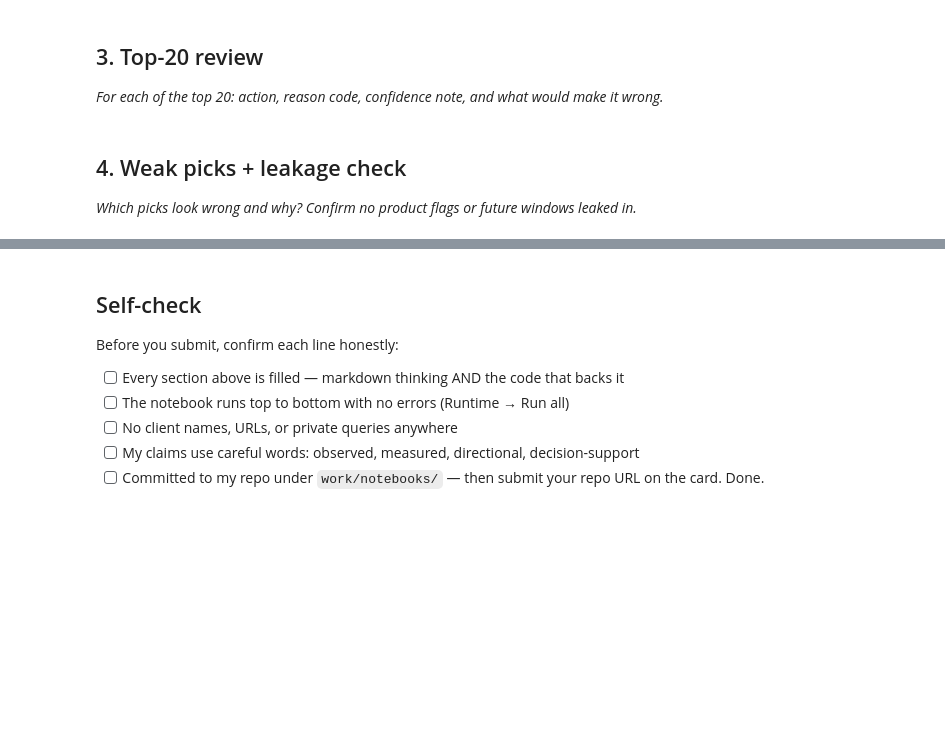
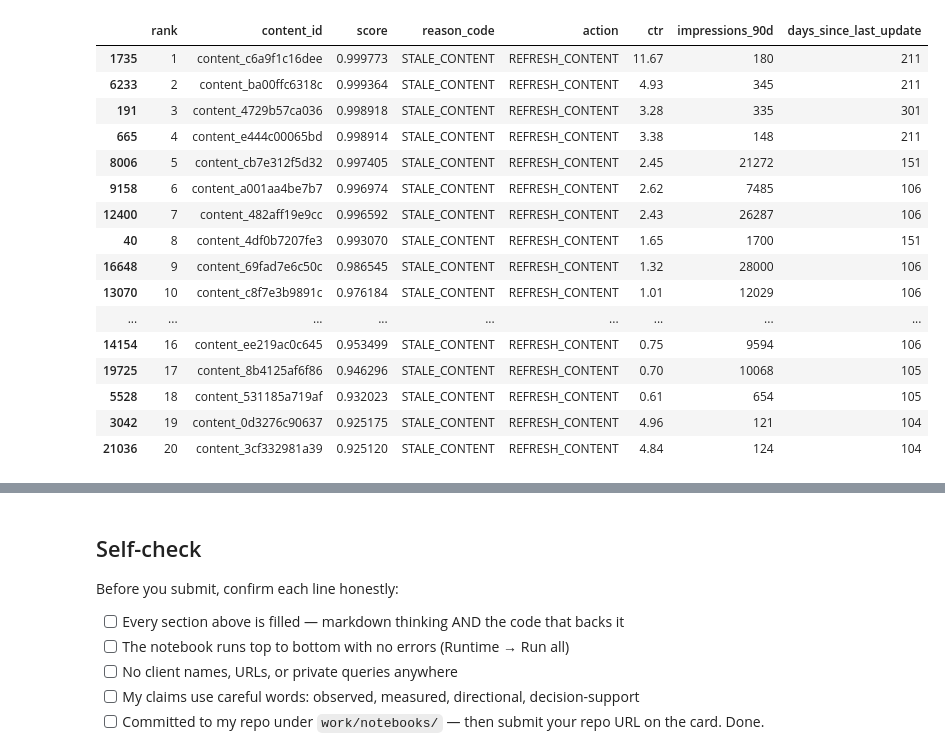
Before and after one commit to usmanumer038/ml-internship-work, a Jupyter notebook: work/notebooks/w04_baseline_score.ipynb, the cells around one changed output, grey strips where cells are left out. Saved outputs shown, nothing was run; the diff lists cells and outputs as text; code cells hidden in the pictures; blank space fills up the shorter version.

Commit message:
Complete ML-07 baseline action score and top-20 review

```diff
--- a/work/notebooks/w04_baseline_score.ipynb
+++ b/work/notebooks/w04_baseline_score.ipynb
@@ -15,0 +17,14 @@ This skeleton is yours to fill. Work the sections **in order** — each one has
+# %%
+import pandas as pd
+import numpy as np
+import os
+
+df = pd.read_csv("/content/content_refresh_anonymized.csv")
+
+print("Rows:", len(df), "Columns:", len(df.columns))
+
+print("\nCTR buckets:")
+print(pd.cut(df["ctr"], [-1, .02, .05, .10, 1]).value_counts().sort_index())
+
+print("\nStaleness buckets:")
+print(pd.cut(df["days_since_last_update"], [-1, 30, 90, 180, np.inf]).value_counts().sort_index())
@@ -23,4 +54,0 @@ This skeleton is yours to fill. Work the sections **in order** — each one has
-# %% [markdown]
-## 3. Top-20 review
-
-*For each of the top 20: action, reason code, confidence note, and what would make it wrong.*
@@ -30,4 +54,0 @@ This skeleton is yours to fill. Work the sections **in order** — each one has
-# %% [markdown]
-## 4. Weak picks + leakage check
-
-*Which picks look wrong and why? Confirm no product flags or future windows leaked in.*
@@ -36,0 +55,41 @@ This skeleton is yours to fill. Work the sections **in order** — each one has
+# %%
+d = df.dropna(subset=["ctr","impressions_90d","days_since_last_update"])
+d = d[d["impressions_90d"] >= 100].copy()
+
+d["score"] = (
+    .6 * d["ctr"].rank(pct=True, ascending=True) +
+    .4 * d["days_since_last_update"].rank(pct=True)
+)
+
+d["reason_code"] = np.where(d["ctr"] < .05, "LOW_CTR", "STALE_CONTENT")
+d["action"] = np.where(d["reason_code"] == "LOW_CTR",
+                       "REVIEW_TITLE_META", "REFRESH_CONTENT")
+
+d = d.sort_values("score", ascending=False)
+d["rank"] = range(1, len(d) + 1)
+
+out = d[["rank","content_id","score","reason_code","action",
+         "ctr","impressions_90d","days_since_last_update"]]
+
+os.makedirs("work/outputs", exist_ok=True)
+out.to_csv("work/outputs/baseline_action_score.csv", index=False)
+
+display(out.head(20))
+# %% [output]
+|  | rank | content_id | score | reason_code | action | ctr | impressions_90d | days_since_last_update |
+| 1735 | 1 | content_c6a9f1c16dee | 0.999773 | STALE_CONTENT | REFRESH_CONTENT | 11.67 | 180 | 211 |
+| 6233 | 2 | content_ba00ffc6318c | 0.999364 | STALE_CONTENT | REFRESH_CONTENT | 4.93 | 345 | 211 |
+| 191 | 3 | content_4729b57ca036 | 0.998918 | STALE_CONTENT | REFRESH_CONTENT | 3.28 | 335 | 301 |
+| 665 | 4 | content_e444c00065bd | 0.998914 | STALE_CONTENT | REFRESH_CONTENT | 3.38 | 148 | 211 |
+| 8006 | 5 | content_cb7e312f5d32 | 0.997405 | STALE_CONTENT | REFRESH_CONTENT | 2.45 | 21272 | 151 |
+| 9158 | 6 | content_a001aa4be7b7 | 0.996974 | STALE_CONTENT | REFRESH_CONTENT | 2.62 | 7485 | 106 |
+| 12400 | 7 | content_482aff19e9cc | 0.996592 | STALE_CONTENT | REFRESH_CONTENT | 2.43 | 26287 | 106 |
+| 40 | 8 | content_4df0b7207fe3 | 0.993070 | STALE_CONTENT | REFRESH_CONTENT | 1.65 | 1700 | 151 |
+| 16648 | 9 | content_69fad7e6c50c | 0.986545 | STALE_CONTENT | REFRESH_CONTENT | 1.32 | 28000 | 106 |
+| 13070 | 10 | content_c8f7e3b9891c | 0.976184 | STALE_CONTENT | REFRESH_CONTENT | 1.01 | 12029 | 106 |
+| ... | ... | ... | ... | ... | ... | ... | ... | ... |
+| 14154 | 16 | content_ee219ac0c645 | 0.953499 | STALE_CONTENT | REFRESH_CONTENT | 0.75 | 9594 | 106 |
+| 19725 | 17 | content_8b4125af6f86 | 0.946296 | STALE_CONTENT | REFRESH_CONTENT | 0.70 | 10068 | 105 |
+| 5528 | 18 | content_531185a719af | 0.932023 | STALE_CONTENT | REFRESH_CONTENT | 0.61 | 654 | 105 |
+| 3042 | 19 | content_0d3276c90637 | 0.925175 | STALE_CONTENT | REFRESH_CONTENT | 4.96 | 121 | 104 |
+| 21036 | 20 | content_3cf332981a39 | 0.925120 | STALE_CONTENT | REFRESH_CONTENT | 4.84 | 124 | 104 |
```
Also changed, not shown: parts of 13 cells of this notebook.
